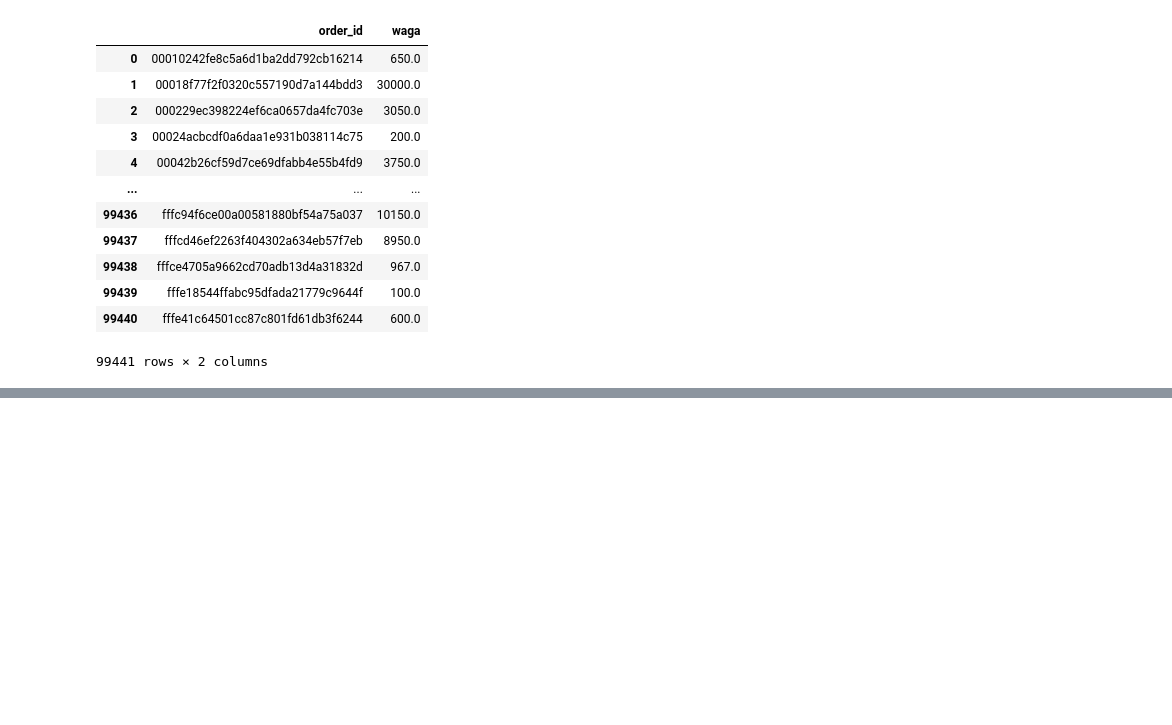
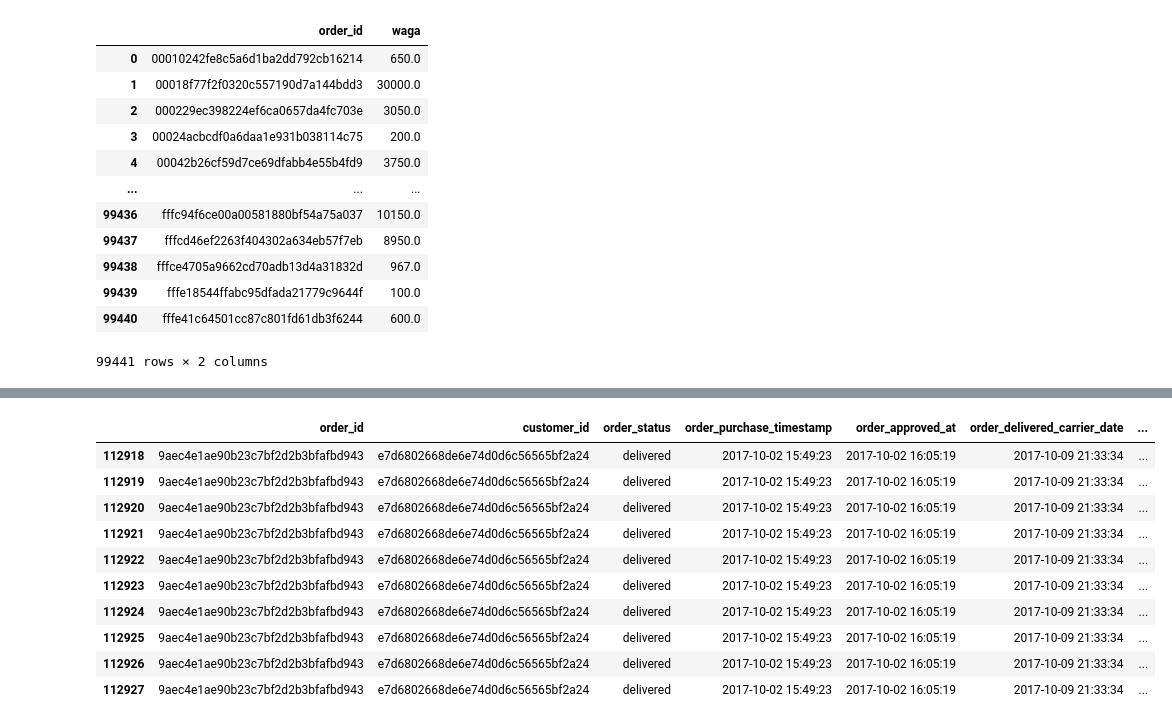
Before and after one commit to Skronski/e_commerce, a Jupyter notebook: 00_programs/data_overview_reading.ipynb, the cells around one changed output, grey strips where cells are left out. Saved outputs shown, nothing was run; the diff lists cells and outputs as text; code cells hidden in the pictures; blank space fills up the shorter version.

```diff
--- a/00_programs/data_overview_reading.ipynb
+++ b/00_programs/data_overview_reading.ipynb
@@ -368,0 +391,14 @@ dtype: object
+# %%
+weight[weight["order_id"] == "9aec4e1ae90b23c7bf2d2b3bfafbd943"]
+# %% [output]
+|  | order_id | customer_id | order_status | order_purchase_timestamp | order_approved_at | order_delivered_carrier_date | ... |
+| 112918 | 9aec4e1ae90b23c7bf2d2b3bfafbd943 | e7d6802668de6e74d0d6c56565bf2a24 | delivered | 2017-10-02 15:49:23 | 2017-10-02 16:05:19 | 2017-10-09 21:33:34 | ... |
+| 112919 | 9aec4e1ae90b23c7bf2d2b3bfafbd943 | e7d6802668de6e74d0d6c56565bf2a24 | delivered | 2017-10-02 15:49:23 | 2017-10-02 16:05:19 | 2017-10-09 21:33:34 | ... |
+| 112920 | 9aec4e1ae90b23c7bf2d2b3bfafbd943 | e7d6802668de6e74d0d6c56565bf2a24 | delivered | 2017-10-02 15:49:23 | 2017-10-02 16:05:19 | 2017-10-09 21:33:34 | ... |
+| 112921 | 9aec4e1ae90b23c7bf2d2b3bfafbd943 | e7d6802668de6e74d0d6c56565bf2a24 | delivered | 2017-10-02 15:49:23 | 2017-10-02 16:05:19 | 2017-10-09 21:33:34 | ... |
+| 112922 | 9aec4e1ae90b23c7bf2d2b3bfafbd943 | e7d6802668de6e74d0d6c56565bf2a24 | delivered | 2017-10-02 15:49:23 | 2017-10-02 16:05:19 | 2017-10-09 21:33:34 | ... |
+| 112923 | 9aec4e1ae90b23c7bf2d2b3bfafbd943 | e7d6802668de6e74d0d6c56565bf2a24 | delivered | 2017-10-02 15:49:23 | 2017-10-02 16:05:19 | 2017-10-09 21:33:34 | ... |
+| 112924 | 9aec4e1ae90b23c7bf2d2b3bfafbd943 | e7d6802668de6e74d0d6c56565bf2a24 | delivered | 2017-10-02 15:49:23 | 2017-10-02 16:05:19 | 2017-10-09 21:33:34 | ... |
+| 112925 | 9aec4e1ae90b23c7bf2d2b3bfafbd943 | e7d6802668de6e74d0d6c56565bf2a24 | delivered | 2017-10-02 15:49:23 | 2017-10-02 16:05:19 | 2017-10-09 21:33:34 | ... |
+| 112926 | 9aec4e1ae90b23c7bf2d2b3bfafbd943 | e7d6802668de6e74d0d6c56565bf2a24 | delivered | 2017-10-02 15:49:23 | 2017-10-02 16:05:19 | 2017-10-09 21:33:34 | ... |
+| 112927 | 9aec4e1ae90b23c7bf2d2b3bfafbd943 | e7d6802668de6e74d0d6c56565bf2a24 | delivered | 2017-10-02 15:49:23 | 2017-10-02 16:05:19 | 2017-10-09 21:33:34 | ... |
```
Also changed, not shown: parts of 4 cells of this notebook.
